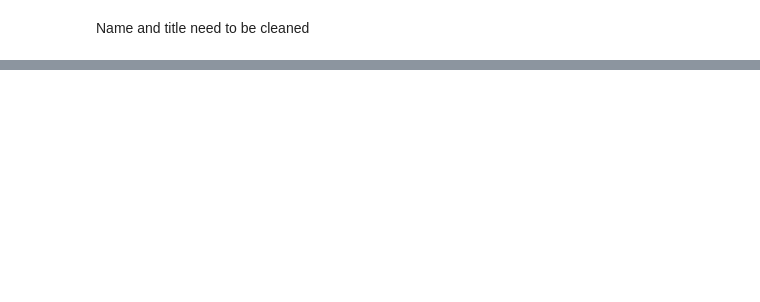
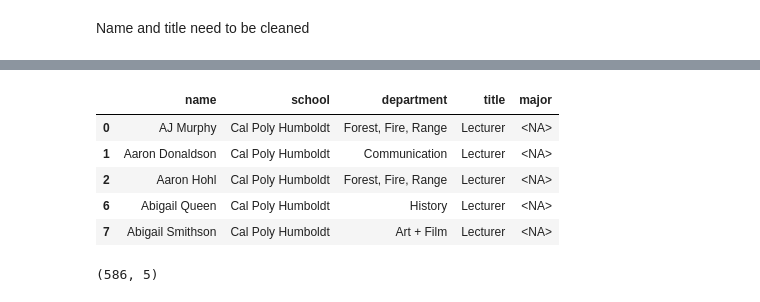
Before and after one commit to CSC4693-Fall-2026/CSC4693, a Jupyter notebook: Faculty/data_processors/csu_dataset_verification.ipynb, the cells around one changed output, grey strips where cells are left out. Drawn from its saved outputs; the diff is of its cells as text; code cells hidden in the pictures; blank space fills up the shorter version.

```diff
--- a/Faculty/data_processors/csu_dataset_verification.ipynb
+++ b/Faculty/data_processors/csu_dataset_verification.ipynb
@@ -127,0 +216,38 @@ sfsu_df.head(5)
+# %%
+allowed_titles = [
+    "Assistant Professor",
+    "Teacher",
+    "Associate Professor",
+    "Professor",
+    "Lecturer",
+    "Lecturer AY",
+    "Instructional Faculty",
+    "Instructor",
+    "Chair",
+    "Director",
+    "Grsf If 12",
+    "Adjunct Professor",
+    "Associate Librarian",
+    "Librarian",
+    "Adjunct Assistant Professor",
+    "Associate Clinical Professor",
+    "Senior Lecturer",
+    "Full-Time Lecturer",
+    "Full-time Temporary",
+]
+
+humboldt_df = humboldt_df[humboldt_df["title"].isin(allowed_titles)].copy()
+humboldt_output = Path(humboldt_data).with_name("humboldt_cleaned.parquet")
+humboldt_df.to_parquet(humboldt_output, index=False)
+humboldt_df.head(5)
+# %% [output]
+|  | name | school | department | title | major |
+| 0 | AJ Murphy | Cal Poly Humboldt | Forest, Fire, Range | Lecturer | <NA> |
+| 1 | Aaron Donaldson | Cal Poly Humboldt | Communication | Lecturer | <NA> |
+| 2 | Aaron Hohl | Cal Poly Humboldt | Forest, Fire, Range | Lecturer | <NA> |
+| 6 | Abigail Queen | Cal Poly Humboldt | History | Lecturer | <NA> |
+| 7 | Abigail Smithson | Cal Poly Humboldt | Art + Film | Lecturer | <NA> |
+# %%
+humboldt_df.shape
+# %% [output]
+(586, 5)
```
Also changed, not shown: parts of 29 cells of this notebook, 2 other files.
